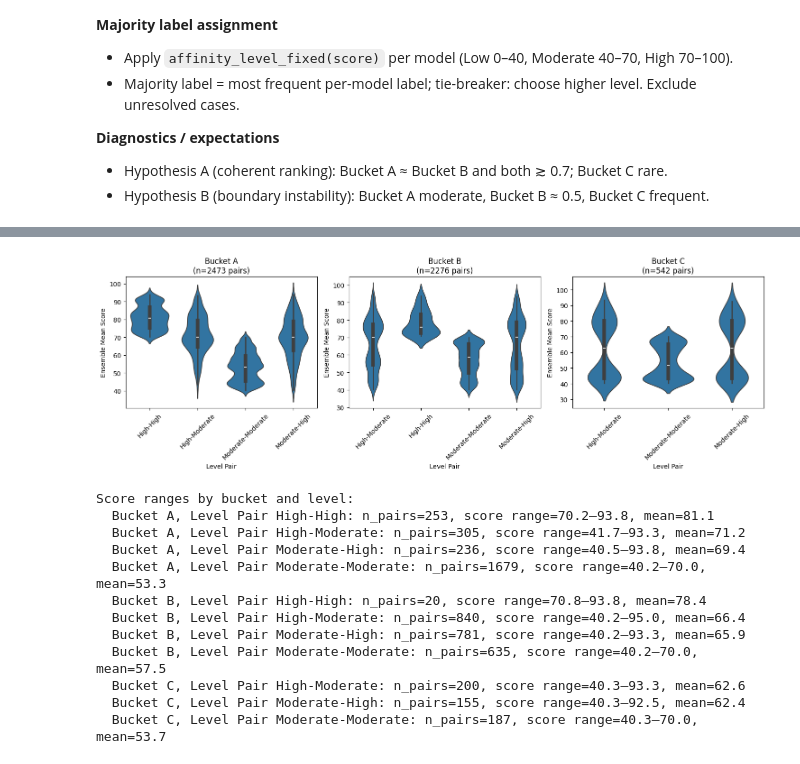
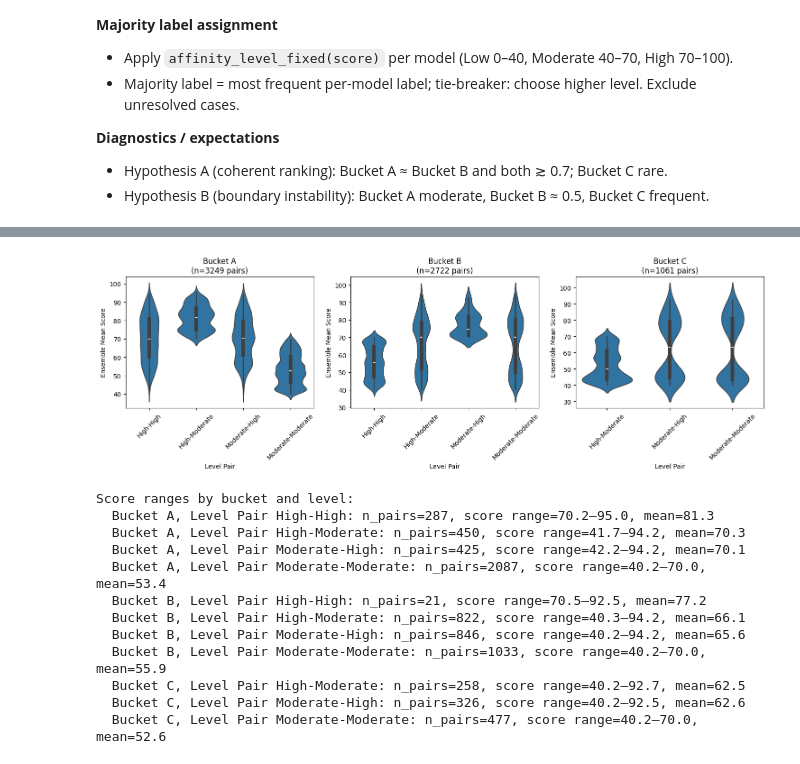
Before and after one commit to pigalleg/article-classifier, a Jupyter notebook: notebooks/07_intra_panel_rank_consisntecy.ipynb, the cells around one changed output, grey strips where cells are left out. Drawn from its saved outputs; the diff is of its cells as text; code cells hidden in the pictures.

```diff
--- a/notebooks/07_intra_panel_rank_consisntecy.ipynb
+++ b/notebooks/07_intra_panel_rank_consisntecy.ipynb
@@ -51,7 +52,8 @@ run_id =None
 # run_id = "20260406_211752"
 # run_id = "20260413_151017"
 # run_id = "20260422_212121"
-run_id = "20260517_175302"
+# run_id = "20260517_175302"
+run_id = "20260422_212121_1"
 
 repo_root = Path.cwd().resolve().parent if Path.cwd().name == "notebooks" else Path.cwd().resolve()
 bench_root = repo_root / "data" / "results" / "affinity_benchmark"
@@ -80,4 +82,7 @@ if ra_path.exists():
     ra_df = pd.read_csv(ra_path)
     ra_df = ra_df[~ra_df['Model_Slug'].isin(ignore_models)]
     print("RA rows:", len(ra_df), "| Models:", ra_df['Model_Slug'].nunique())
+
+
+ra_df['Affinity_level'] = ra_df['LLM_Affinity'].apply(affinity_level_fixed)
 # %% [output]
@@ -298,11 +276,11 @@ Third, calibration is justified but should target threshold placement, not score
 # %%
 # Score distribution by bucket and level combination
-import seaborn as sns
+# import seaborn as sns
 
-# Reload data if needed
-if 'out_df' not in globals():
-    pair_csv = repo_root / 'notebooks'/'outputs' / 'intra_panel_rank_agreement' / run_dir.name / 'pairwise_rank_consensus.csv'
-    out_df = pd.read_csv(pair_csv)
+# # Reload data if needed
+# if 'out_df' not in globals():
+#     pair_csv = repo_root / 'notebooks'/'outputs' / 'intra_panel_rank_agreement' / run_dir.name / 'pairwise_rank_consensus.csv'
+#     out_df = pd.read_csv(pair_csv)
 
 # Compute ensemble levels for mean_i and mean_j
 out_df['level_i'] = out_df['mean_i'].apply(affinity_level_fixed)
@@ -315,43 +293,48 @@ df_melted = pd.concat([
     out_df[['bucket', 'level_pair', 'mean_j']].rename(columns={'mean_j': 'score'})
 ])
 
 # Plot distributions for each bucket
 fig, axes = plt.subplots(1, 3, figsize=(15, 5))
 
 for idx, bucket in enumerate(['A', 'B', 'C']):
     df_bucket = df_melted[df_melted['bucket'] == bucket]
     if len(df_bucket) == 0:
         axes[idx].text(0.5, 0.5, f'No data for Bucket {bucket}', ha='center', va='center')
         continue
 
     sns.violinplot(data=df_bucket, x='level_pair', y='score', ax=axes[idx], )
     axes[idx].set_title(f'Bucket {bucket}\n(n={len(out_df[out_df["bucket"]==bucket])} pairs)')
     axes[idx].set_xlabel('Level Pair')
     axes[idx].set_ylabel('Ensemble Mean Score')
     axes[idx].tick_params(axis='x', rotation=45)
 
+        # Order x-axis labels
+    unique_pairs = sorted(df_bucket['level_pair'].unique())
+    axes[idx].set_xticklabels(unique_pairs, rotation=45)
+
+
 plt.tight_layout()
 plt.show()
 
 # Print summary statistics
 print('Score ranges by bucket and level:')
 for bucket in ['A', 'B', 'C']:
     df_b = out_df[out_df['bucket'] == bucket]
     for lp in sorted(df_b['level_pair'].unique()):
         subset = df_b[df_b['level_pair'] == lp]
         scores = pd.concat([subset['mean_i'], subset['mean_j']])
         print(f"  Bucket {bucket}, Level Pair {lp}: n_pairs={len(subset)}, score range={scores.min():.1f}–{scores.max():.1f}, mean={scores.mean():.1f}")
 # %% [output]
-[figure, old version]
+[figure, new version]
 Score ranges by bucket and level:
-  Bucket A, Level Pair High-High: n_pairs=253, score range=70.2–93.8, mean=81.1
-  Bucket A, Level Pair High-Moderate: n_pairs=305, score range=41.7–93.3, mean=71.2
-  Bucket A, Level Pair Moderate-High: n_pairs=236, score range=40.5–93.8, mean=69.4
-  Bucket A, Level Pair Moderate-Moderate: n_pairs=1679, score range=40.2–70.0, mean=53.3
-  Bucket B, Level Pair High-High: n_pairs=20, score range=70.8–93.8, mean=78.4
-  Bucket B, Level Pair High-Moderate: n_pairs=840, score range=40.2–95.0, mean=66.4
-  Bucket B, Level Pair Moderate-High: n_pairs=781, score range=40.2–93.3, mean=65.9
-  Bucket B, Level Pair Moderate-Moderate: n_pairs=635, score range=40.2–70.0, mean=57.5
-  Bucket C, Level Pair High-Moderate: n_pairs=200, score range=40.3–93.3, mean=62.6
-  Bucket C, Level Pair Moderate-High: n_pairs=155, score range=40.3–92.5, mean=62.4
-  Bucket C, Level Pair Moderate-Moderate: n_pairs=187, score range=40.3–70.0, mean=53.7
+  Bucket A, Level Pair High-High: n_pairs=287, score range=70.2–95.0, mean=81.3
+  Bucket A, Level Pair High-Moderate: n_pairs=450, score range=41.7–94.2, mean=70.3
+  Bucket A, Level Pair Moderate-High: n_pairs=425, score range=42.2–94.2, mean=70.1
+  Bucket A, Level Pair Moderate-Moderate: n_pairs=2087, score range=40.2–70.0, mean=53.4
+  Bucket B, Level Pair High-High: n_pairs=21, score range=70.5–92.5, mean=77.2
+  Bucket B, Level Pair High-Moderate: n_pairs=822, score range=40.3–94.2, mean=66.1
+  Bucket B, Level Pair Moderate-High: n_pairs=846, score range=40.2–94.2, mean=65.6
+  Bucket B, Level Pair Moderate-Moderate: n_pairs=1033, score range=40.2–70.0, mean=55.9
+  Bucket C, Level Pair High-Moderate: n_pairs=258, score range=40.2–92.7, mean=62.5
+  Bucket C, Level Pair Moderate-High: n_pairs=326, score range=40.2–92.5, mean=62.6
+  Bucket C, Level Pair Moderate-Moderate: n_pairs=477, score range=40.2–70.0, mean=52.6
```
Also changed, not shown: parts of 12 cells of this notebook, 10 other files.
